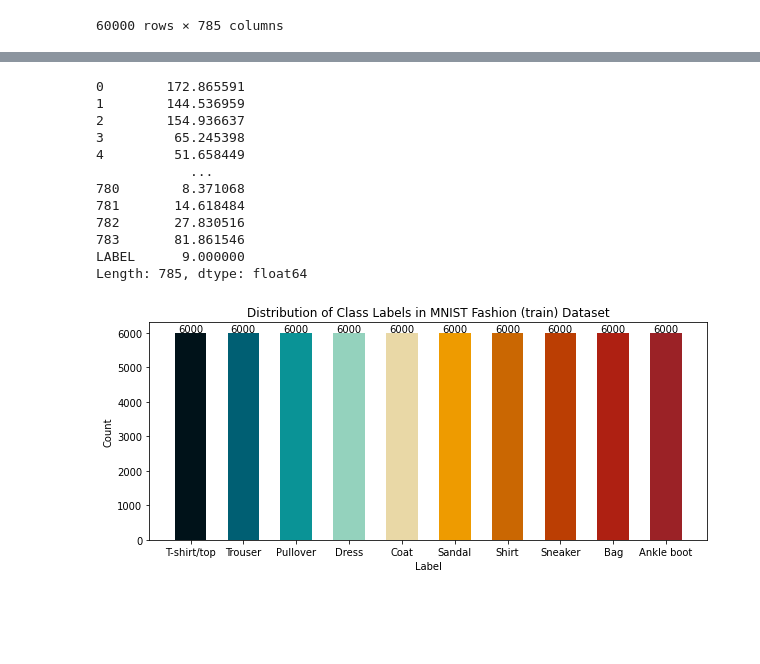
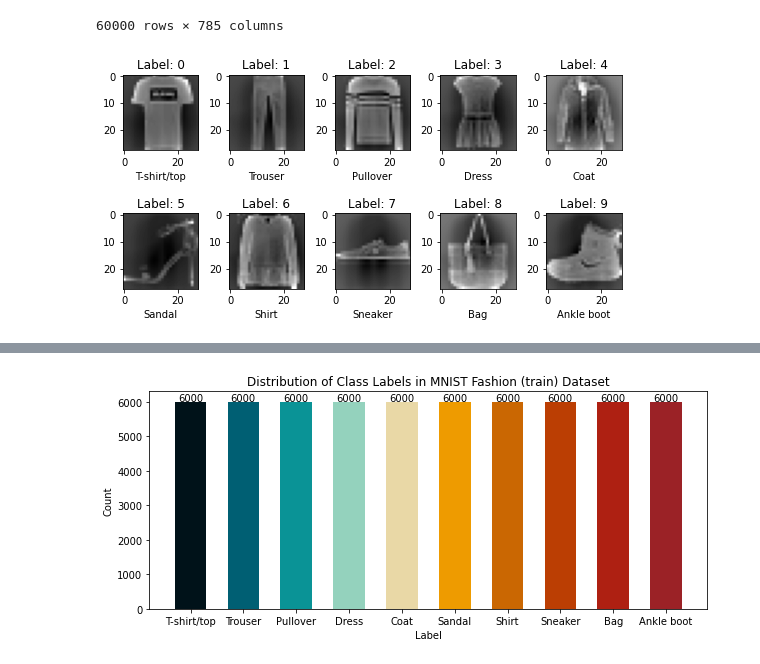
Before and after one commit to faithrts/ML-Intro, a Jupyter notebook: A3_Draft.ipynb, the cells around one changed output, grey strips where cells are left out. Drawn from its saved outputs; the diff is of its cells as text; code cells hidden in the pictures; blank space fills up the shorter version.

```diff
--- a/A3_Draft.ipynb
+++ b/A3_Draft.ipynb
@@ -131,6 +132,30 @@ def plot_label_distributions(label_arr, dataset_name, labels = 0):
     plt.text(index - 0.24, value + 5, str(round(value, 2)))
 
   plt.show()
+# %%
+def plot_label_image(indices = [1, 16, 5, 3, 19, 8, 18, 14, 35, 0]):
+  images = x_train_convnet.squeeze()
+  image_labels = y_train
+
+  num_row = 2
+  num_col = 5
+
+  images = images[indices]
+  int_labels = image_labels[indices]
+
+  # plot images
+  fig, axes = plt.subplots(num_row, num_col, figsize = ( 1.5 * num_col, 2 * num_row))
+  for i in range(num_row * num_col):
+      ax = axes[i // num_col, i % num_col]
+      ax.imshow(images[i], cmap = 'gray')
+
+      # display the integer value of each label
+      ax.set_title('Label: {}'.format(int_labels[i]))
+      # display the string name of each label (e.g., 'Coat')
+      ax.set_xlabel(labels[i])
+
+  plt.tight_layout()
+  plt.show()
 # %% [markdown]
 ## Importing
 # %%
@@ -214,6 +239,12 @@ x_test_convnet = np.reshape(x_test, (10000, 28, 28, 1))
 
 y_train_convnet = tf.keras.utils.to_categorical(y_train)
 y_test_convnet = tf.keras.utils.to_categorical(y_test)
+# %%
+### plotting what the images look like
+
+plot_label_image()
+# %% [output]
+[figure, added]
 # %%
 train_df
 # %% [output]
@@ -230,21 +261,6 @@ train_df
 | 59998 | -0.008644 | -0.023223 | -0.039178 | -0.041322 | -0.057646 | -0.071167 | -0.098878 | -0.156653 | -0.239080 | -0.377827 | ... | ... |
 | 59999 | -0.008644 | -0.023223 | -0.039178 | -0.041322 | -0.057646 | -0.071167 | -0.098878 | -0.156653 | -0.239080 | -0.377827 | ... | ... |
 60000 rows × 785 columns
-# %%
-train_df.max()
-# %% [output]
-0        172.865591
-1        144.536959
-2        154.936637
-3         65.245398
-4         51.658449
-            ...
-780        8.371068
-781       14.618484
-782       27.830516
-783       81.861546
-LABEL      9.000000
-Length: 785, dtype: float64
 # %%
 # plotting label distributions for training data
 plot_label_distributions(train_df['LABEL'].tolist(), 'MNIST Fashion (train)', labels)
```
Also changed, not shown: parts of 40 cells of this notebook.
